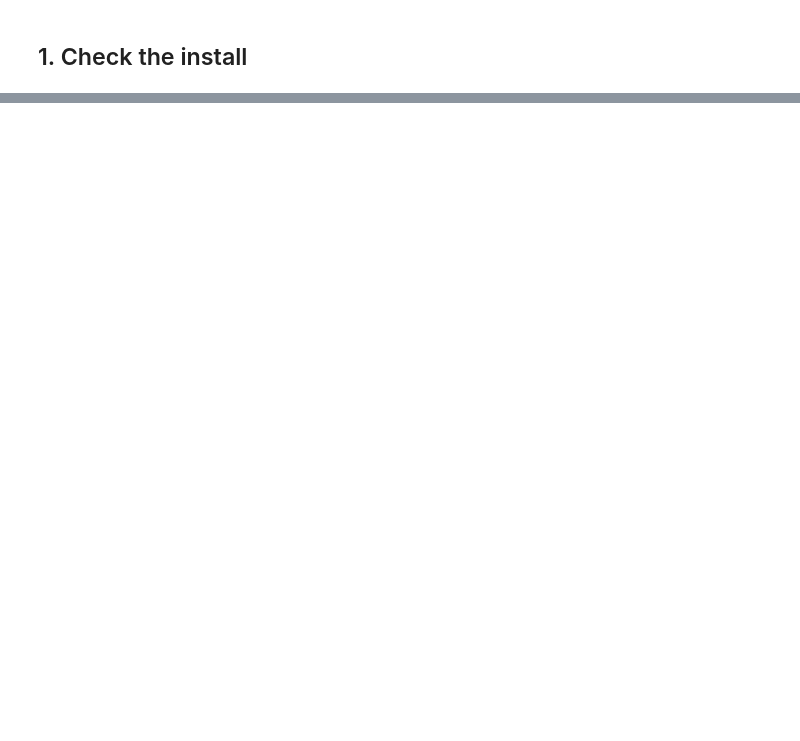
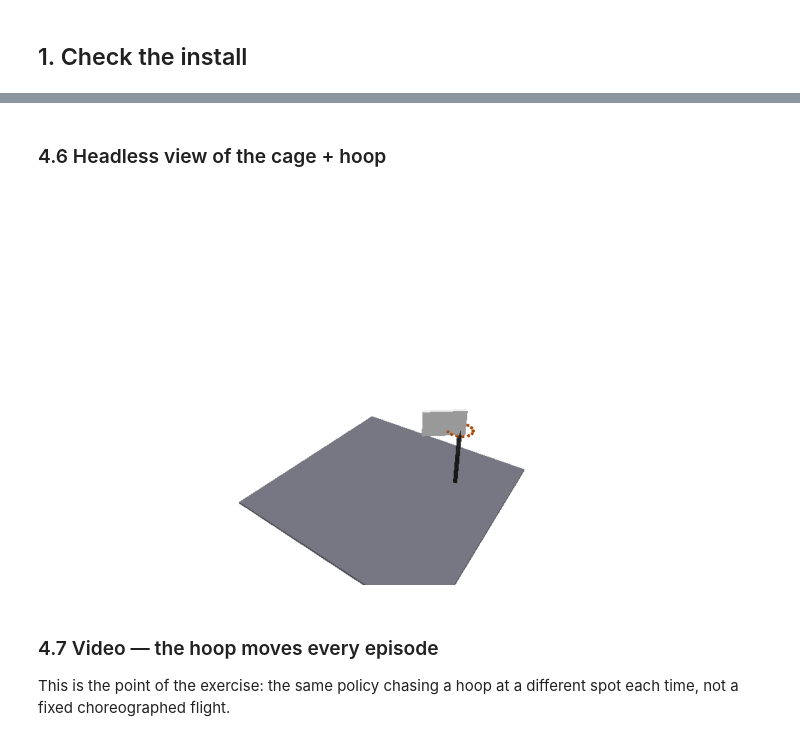
Before and after one commit to MichelleGun/CMS, a Jupyter notebook: tutorial/walkthrough.ipynb, the cells around one changed output, grey strips where cells are left out. Cells and saved outputs as stored; diff of their text form; code cells hidden in the pictures; blank space fills up the shorter version.

```diff
--- a/tutorial/walkthrough.ipynb
+++ b/tutorial/walkthrough.ipynb
@@ -129,0 +585,22 @@ print('(PyBullet\'s live GUI renders the texture much crisper than this headless
+# %% [markdown]
+### 4.6 Headless view of the cage + hoop
+# %%
+c = p.connect(p.DIRECT)
+p.setAdditionalSearchPath(pybullet_data.getDataPath())
+room_info = court.build_room(c, room=(2.0, 2.0, 2.0))
+court.build_hoop(c, hoop_pos=(0.5, 0.4, 0.6))
+
+w, h = 960, 540
+view = p.computeViewMatrixFromYawPitchRoll([0, 0, 1.0], 3.2, 35, -25, 0, 2)
+proj = p.computeProjectionMatrixFOV(55, w / h, 0.1, 100)
+rgb = np.reshape(p.getCameraImage(w, h, view, proj)[2], (h, w, 4))[:, :, :3]
+p.disconnect(c)
+
+plt.figure(figsize=(9, 5)); plt.imshow(rgb); plt.axis('off'); plt.show()
+# %% [output]
+[figure, added]
+# %% [markdown]
+### 4.7 Video — the hoop moves every episode
+
+This is the point of the exercise: the same policy chasing a hoop at a
+different spot each time, not a fixed choreographed flight.
```
Also changed, not shown: parts of 44 cells of this notebook, 30 other files.
